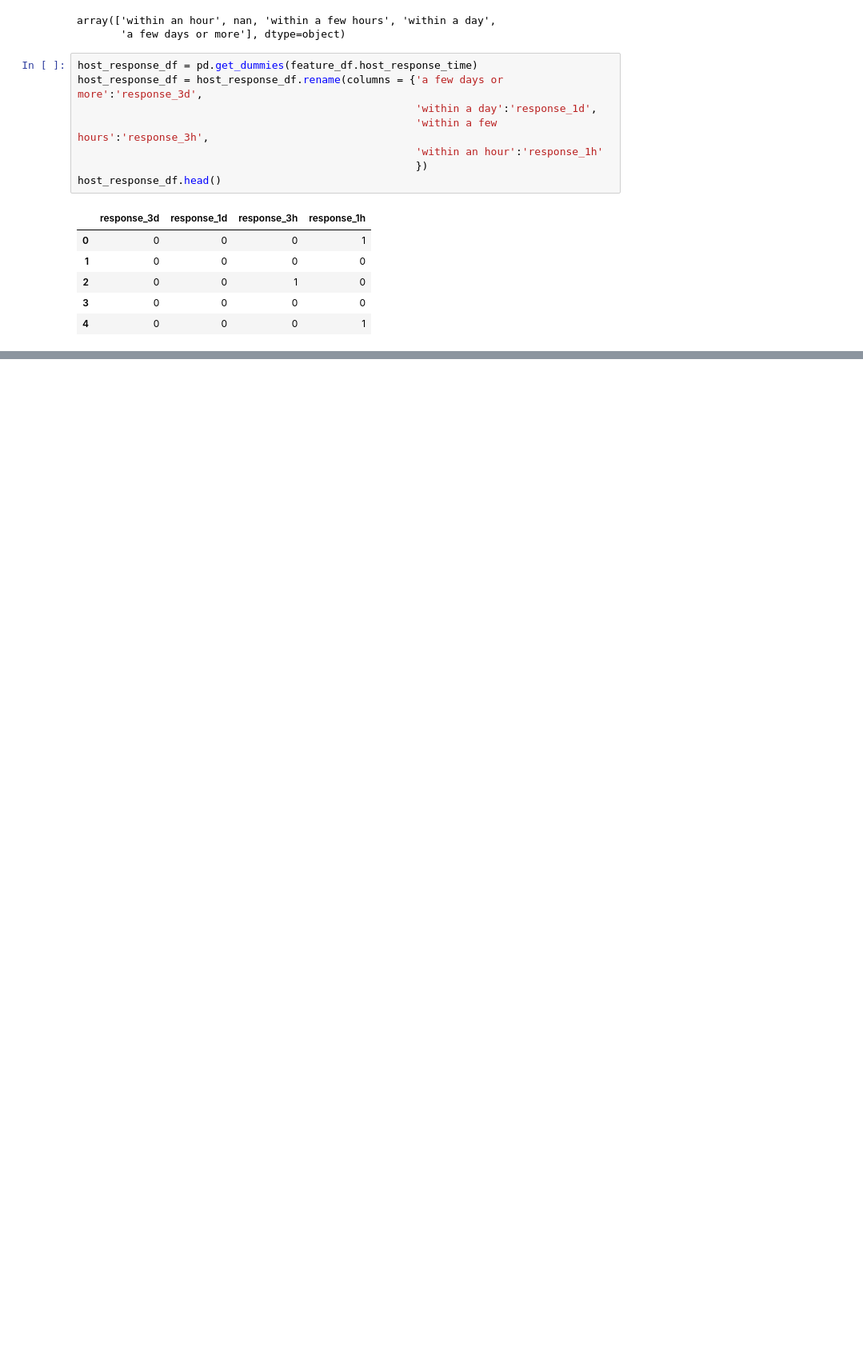
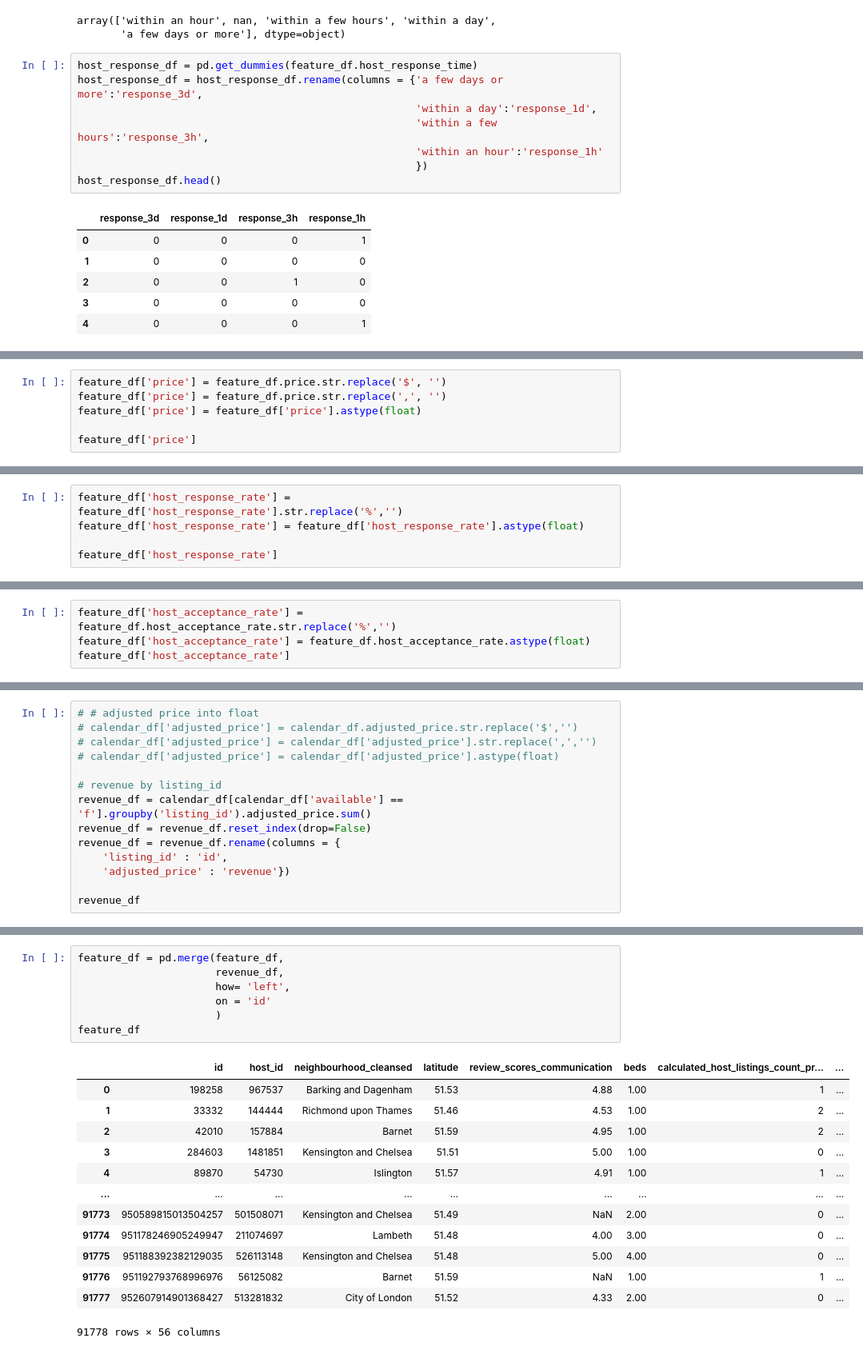
Before and after one commit to HongSeongMo/Airbnb, a Jupyter notebook: learning_plus_training1.ipynb, the cells around one changed output, grey strips where cells are left out. Shown: that part at 80% size. Drawn from its saved outputs; the diff is of its cells as text; blank space fills up the shorter version.

```diff
--- a/learning_plus_training1.ipynb
+++ b/learning_plus_training1.ipynb
@@ -949,0 +1095,6 @@ feature_df.head()
+# %%
+feature_df['price'] = feature_df.price.str.replace('$', '')
+feature_df['price'] = feature_df.price.str.replace(',', '')
+feature_df['price'] = feature_df['price'].astype(float)
+
+feature_df['price']
@@ -949,0 +1116,5 @@ feature_df.head()
+# %%
+feature_df['host_response_rate'] = feature_df['host_response_rate'].str.replace('%','')
+feature_df['host_response_rate'] = feature_df['host_response_rate'].astype(float)
+
+feature_df['host_response_rate']
@@ -949,0 +1136,4 @@ feature_df.head()
+# %%
+feature_df['host_acceptance_rate'] = feature_df.host_acceptance_rate.str.replace('%','')
+feature_df['host_acceptance_rate'] = feature_df.host_acceptance_rate.astype(float)
+feature_df['host_acceptance_rate']
@@ -949,0 +1158,14 @@ feature_df.head()
+# %%
+# # adjusted price into float
+# calendar_df['adjusted_price'] = calendar_df.adjusted_price.str.replace('$','')
+# calendar_df['adjusted_price'] = calendar_df['adjusted_price'].str.replace(',','')
+# calendar_df['adjusted_price'] = calendar_df['adjusted_price'].astype(float)
+
+# revenue by listing_id
+revenue_df = calendar_df[calendar_df['available'] == 'f'].groupby('listing_id').adjusted_price.sum()
+revenue_df = revenue_df.reset_index(drop=False)
+revenue_df = revenue_df.rename(columns = {
+    'listing_id' : 'id',
+    'adjusted_price' : 'revenue'})
+
+revenue_df
@@ -949,0 +1194,21 @@ feature_df.head()
+# %%
+feature_df = pd.merge(feature_df,
+                      revenue_df,
+                      how= 'left',
+                      on = 'id'
+                      )
+feature_df
+# %% [output]
+|  | id | host_id | neighbourhood_cleansed | latitude | review_scores_communication | beds | calculated_host_listings_count_pr... | ... |
+| 0 | 198258 | 967537 | Barking and Dagenham | 51.53 | 4.88 | 1.00 | 1 | ... |
+| 1 | 33332 | 144444 | Richmond upon Thames | 51.46 | 4.53 | 1.00 | 2 | ... |
+| 2 | 42010 | 157884 | Barnet | 51.59 | 4.95 | 1.00 | 2 | ... |
+| 3 | 284603 | 1481851 | Kensington and Chelsea | 51.51 | 5.00 | 1.00 | 0 | ... |
+| 4 | 89870 | 54730 | Islington | 51.57 | 4.91 | 1.00 | 1 | ... |
+| ... | ... | ... | ... | ... | ... | ... | ... | ... |
+| 91773 | 950589815013504257 | 501508071 | Kensington and Chelsea | 51.49 | NaN | 2.00 | 0 | ... |
+| 91774 | 951178246905249947 | 211074697 | Lambeth | 51.48 | 4.00 | 3.00 | 0 | ... |
+| 91775 | 951188392382129035 | 526113148 | Kensington and Chelsea | 51.48 | 5.00 | 4.00 | 0 | ... |
+| 91776 | 951192793768996976 | 56125082 | Barnet | 51.59 | NaN | 1.00 | 1 | ... |
+| 91777 | 952607914901368427 | 513281832 | City of London | 51.52 | 4.33 | 2.00 | 0 | ... |
+91778 rows × 56 columns
```
Also changed, not shown: parts of 37 cells of this notebook.
